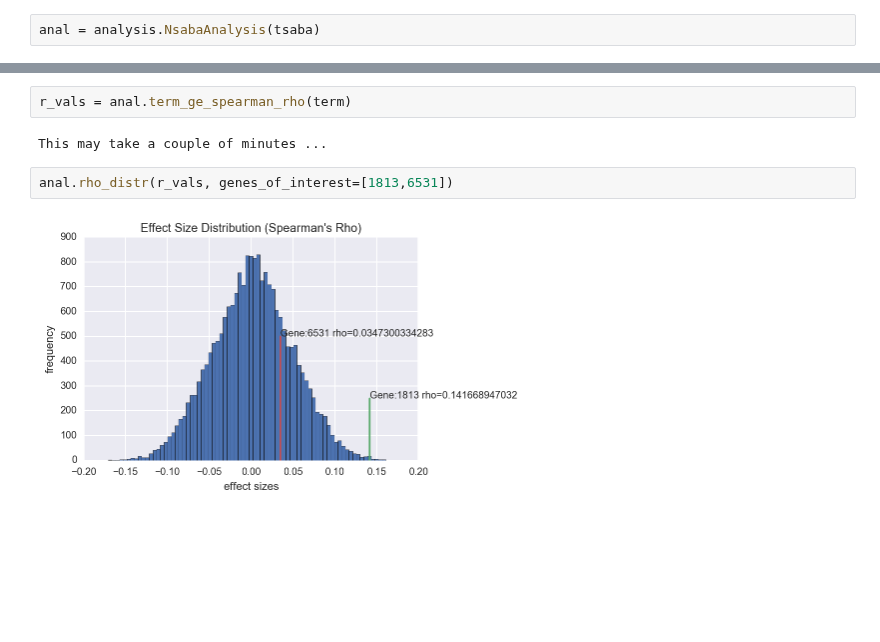
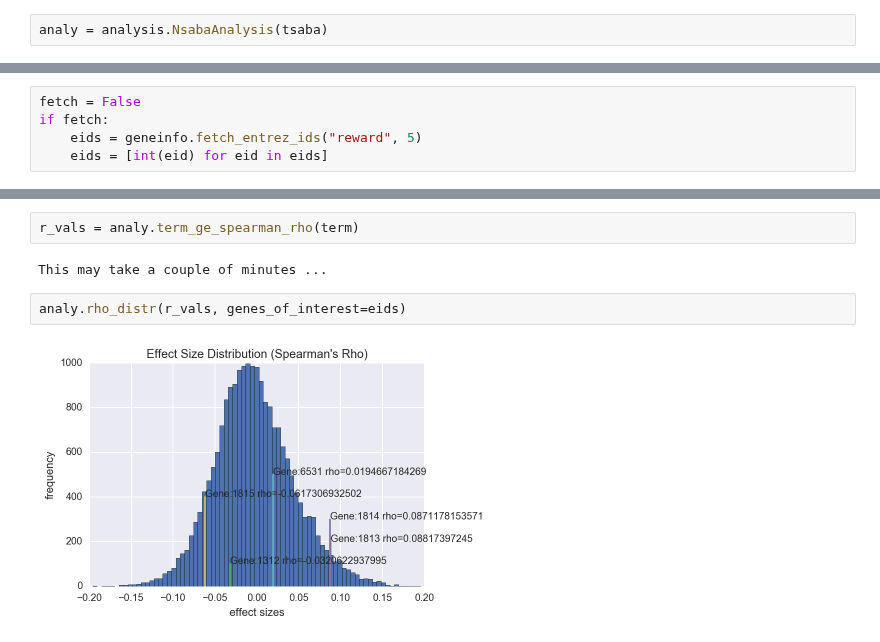
Before and after one commit to voytekresearch/nsaba, a Jupyter notebook: notebooks/testing/testing_analysis.ipynb, the cells around one changed output, grey strips where cells are left out. Cells and saved outputs as stored; diff of their text form; blank space fills up the shorter version.

```diff
--- a/notebooks/testing/testing_analysis.ipynb
+++ b/notebooks/testing/testing_analysis.ipynb
@@ -46,5 +47,5 @@ Wall time: 1.94 s
 # %%
-anal = analysis.NsabaAnalysis(tsaba)
+analy = analysis.NsabaAnalysis(tsaba)
 # %% [output]
 To use inline plotting functionality in Jupyter, '%matplotlib inline' must be enabled
 # %%
@@ -60,2 +61,7 @@ ttest_metr = anal.term_ge_ttest_multi(term, quant=90)
 # %% [output]
 This may take a couple of minutes ...
+# %%
+fetch = False
+if fetch:
+    eids = geneinfo.fetch_entrez_ids("reward", 5)
+    eids = [int(eid) for eid in eids]
@@ -108,9 +114,9 @@ Gene 54970 not found in NIH database
 # %%
-r_vals = anal.term_ge_spearman_rho(term)
+r_vals = analy.term_ge_spearman_rho(term)
 # %% [output]
 This may take a couple of minutes ...
 # %%
-anal.rho_distr(r_vals, genes_of_interest=[1813,6531])
+analy.rho_distr(r_vals, genes_of_interest=eids)
 # %% [output]
-[figure, old version]
+[figure, new version]
 # %%
```
Also changed, not shown: parts of 10 cells of this notebook, 6 other files.
